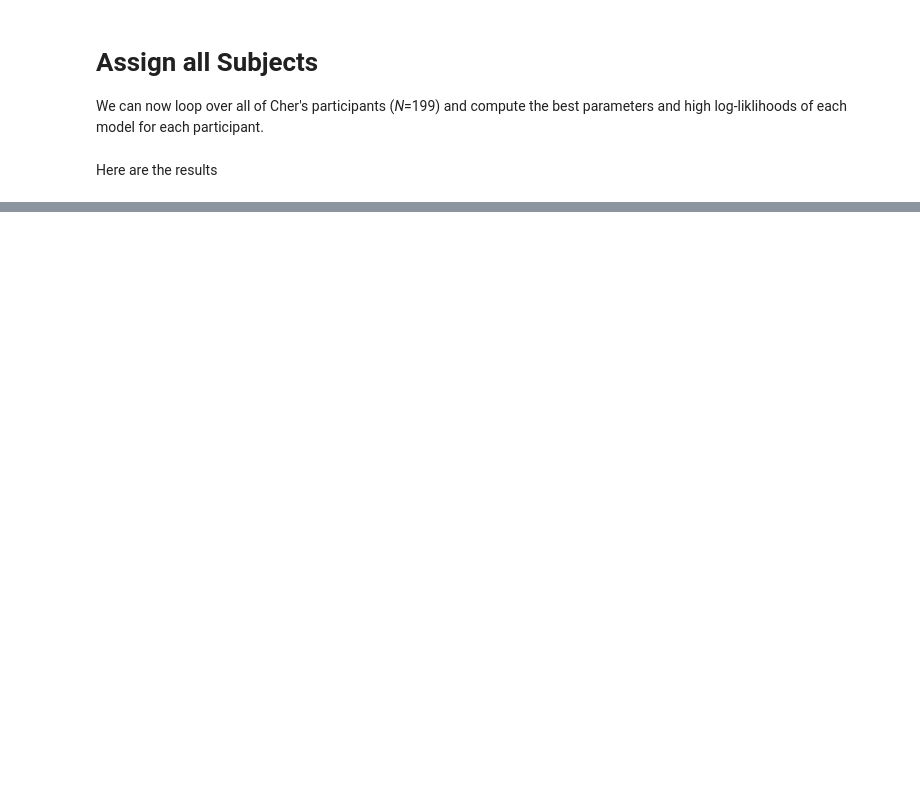
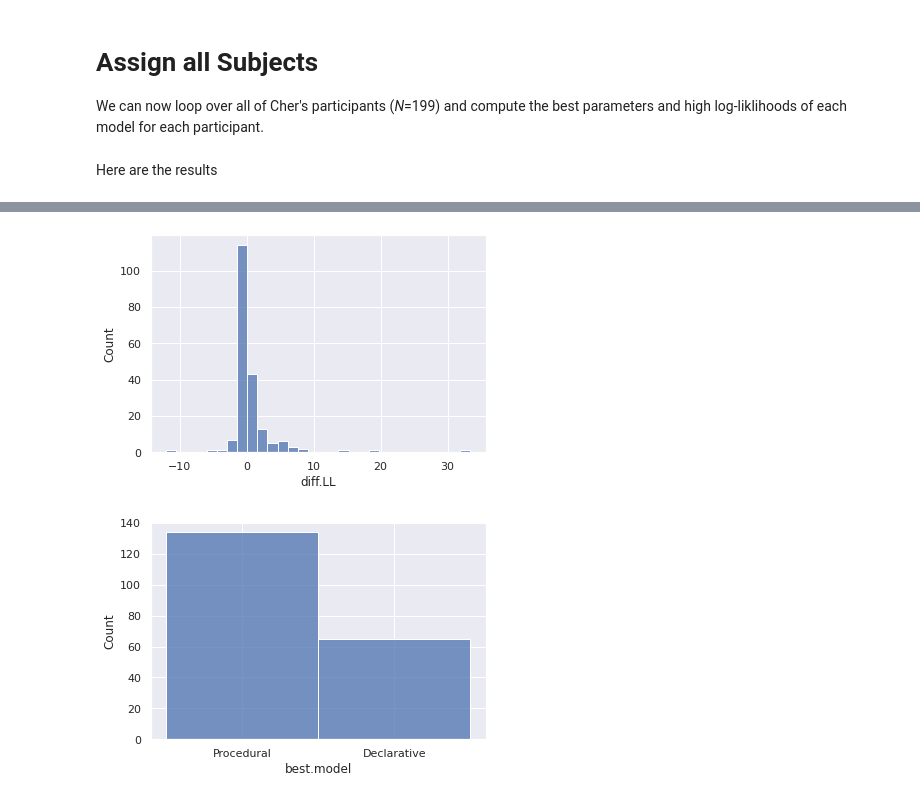
Before and after one commit to UWCCDL/ProcVsDecl, a Jupyter notebook: LLbasicPython.ipynb, the cells around one changed output, grey strips where cells are left out. Drawn from its saved outputs; the diff is of its cells as text; code cells hidden in the pictures; blank space fills up the shorter version.

```diff
--- a/LLbasicPython.ipynb
+++ b/LLbasicPython.ipynb
@@ -313,0 +397,25 @@ dtype: int64
+# %%
+DO_ALL_AGAIN = True
+dataframe = []
+
+if DO_ALL_AGAIN:
+    for folder in os.listdir("subject_data"):
+        if folder.endswith("_fnca"):
+            data = pd.read_csv("subject_data/" + folder + "/subject.csv")
+            alpha, ptemp = opt.minimize(vLLproc, x0 = [0.1, 1], method = "Powell", bounds=[[0.01, 2], [0, 100]]).x
+            llproc = LLproc(data, alpha, ptemp)
+
+            decay, dtemp = opt.minimize(vLLdecl2, x0 = [0.5, 1], method = "Powell", bounds=[[0.01, 2], [0, 100]]).x
+            lldecl = LLdecl2(data, decay, dtemp)
+
+            best = "Declarative"
+            if llproc > lldecl:
+                best = "Procedural"
+
+            diff = llproc - lldecl
+
+            row = [folder, alpha, ptemp, llproc, decay, dtemp, lldecl, best, diff]
+
+            dataframe += [row]
+
+    result2 = pd.DataFrame(dataframe, columns=["HCPID", "alpha", "proc.temp", "proc.LL", "decay", "decl.temp", "decl.LL", "best.model", "diff.LL"])
@@ -313,0 +441,13 @@ dtype: int64
+# %%
+result2.value_counts("best.model")
+import seaborn as sns
+sns.set(style="darkgrid")
+sns.histplot(result2, x="diff.LL", bins=30)
+plt.show()
+sns.histplot(result2, x="best.model")
+plt.show()
+sns.histplot(result2, x="best.model")
+plt.show()
+# %% [output]
+[figure, added]
+[figure, added]
```
Also changed, not shown: parts of 17 cells of this notebook, 2 other files.
